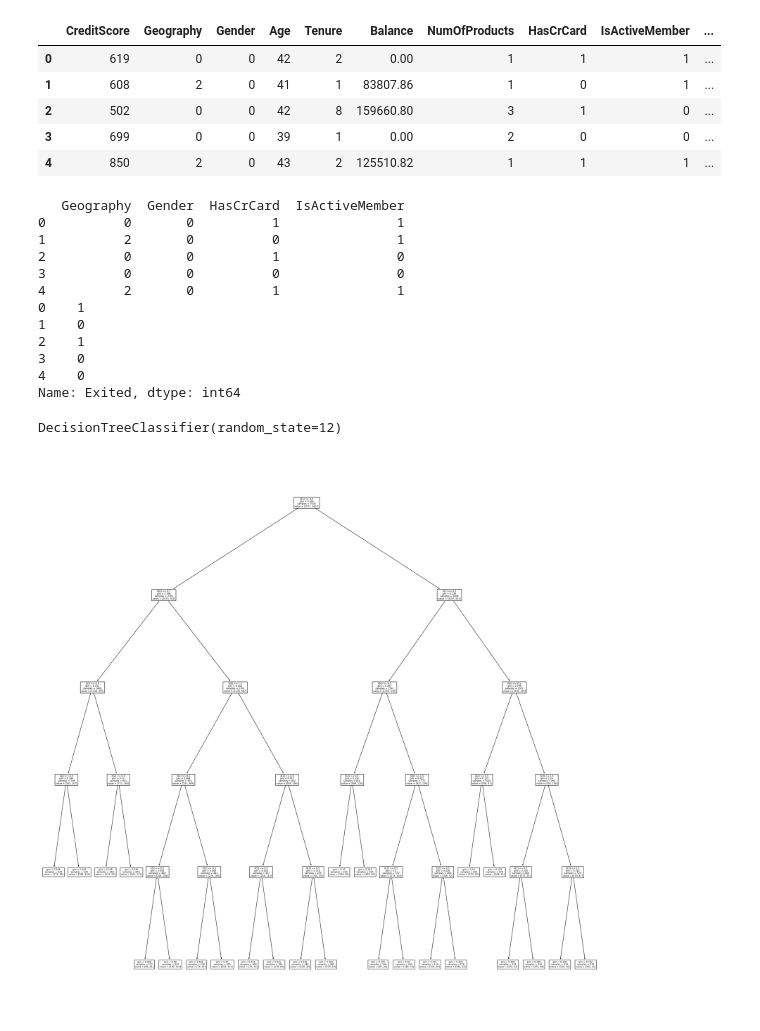
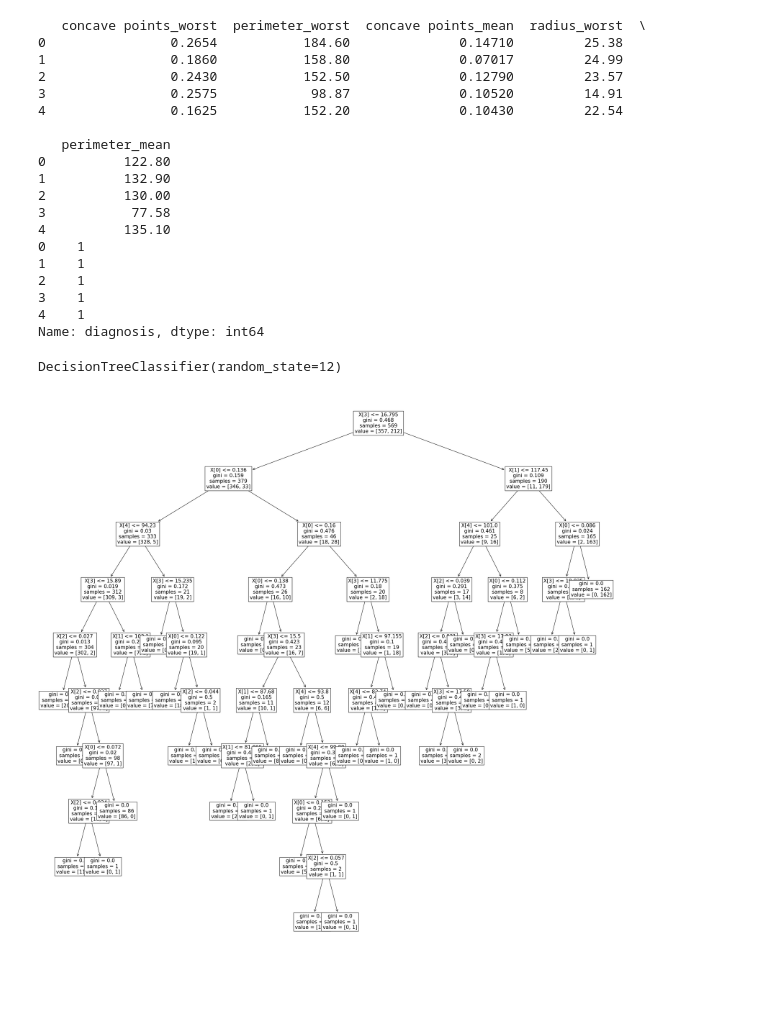
Before and after one commit to aniketmore311/ML_pracs, a Jupyter notebook: 4_decision_tree/code.ipynb, the cells around one changed output. Drawn from its saved outputs; the diff is of its cells as text; code cells hidden in the pictures; blank space fills up the shorter version.

```diff
--- a/4_decision_tree/code.ipynb
+++ b/4_decision_tree/code.ipynb
@@ -8,5 +8,5 @@ from sklearn.metrics import classification_report, confusion_matrix
 from sklearn.model_selection import train_test_split
 # %%
-df = pd.read_csv('churn.csv')
+df = pd.read_csv('cancer.csv')
 df.head()
 # %% [output]
@@ -18,0 +33,3 @@ df.head()
+# %%
+df['diagnosis']=df['diagnosis'].map({'M':1,'B':0})
+df.head()
@@ -32,31 +75,31 @@ df.corr()
 # %%
-le = LabelEncoder()
-df['Gender'] = le.fit_transform(df['Gender'])
-df['Geography'] = le.fit_transform(df['Geography'])
-df.head()
+# le = LabelEncoder()
+# df['Gender'] = le.fit_transform(df['Gender'])
+# df['Geography'] = le.fit_transform(df['Geography'])
+# df.head()
-# %% [output]
-|  | CreditScore | Geography | Gender | Age | Tenure | Balance | NumOfProducts | HasCrCard | IsActiveMember | ... |
-| 0 | 619 | 0 | 0 | 42 | 2 | 0.00 | 1 | 1 | 1 | ... |
-| 1 | 608 | 2 | 0 | 41 | 1 | 83807.86 | 1 | 0 | 1 | ... |
-| 2 | 502 | 0 | 0 | 42 | 8 | 159660.80 | 3 | 1 | 0 | ... |
-| 3 | 699 | 0 | 0 | 39 | 1 | 0.00 | 2 | 0 | 0 | ... |
-| 4 | 850 | 2 | 0 | 43 | 2 | 125510.82 | 1 | 1 | 1 | ... |
 # %%
-X = df[['Geography','Gender','HasCrCard','IsActiveMember']]
-y = df['Exited']
+X = df[['concave points_worst','perimeter_worst','concave points_mean','radius_worst','perimeter_mean']]
+y = df['diagnosis']
 print(X[:5])
 print(y[:5])
 # %% [output]
-   Geography  Gender  HasCrCard  IsActiveMember
-0          0       0          1               1
-1          2       0          0               1
-2          0       0          1               0
-3          0       0          0               0
-4          2       0          1               1
+   concave points_worst  perimeter_worst  concave points_mean  radius_worst  \
+0                0.2654           184.60              0.14710         25.38
+1                0.1860           158.80              0.07017         24.99
+2                0.2430           152.50              0.12790         23.57
+3                0.2575            98.87              0.10520         14.91
+4                0.1625           152.20              0.10430         22.54
+
+   perimeter_mean
+0          122.80
+1          132.90
+2          130.00
+3           77.58
+4          135.10
 0    1
-1    0
+1    1
 2    1
-3    0
-4    0
-Name: Exited, dtype: int64
+3    1
+4    1
+Name: diagnosis, dtype: int64
 # %%
@@ -68,7 +111,7 @@ dtree.fit(X,y)
 DecisionTreeClassifier(random_state=12)
 # %%
 plt.figure(figsize=(30,30))
-plot_tree(dtree)
+plot_tree(dtree, fontsize=15)
 plt.show()
 # %% [output]
-[figure, old version]
+[figure, new version]
```
Also changed, not shown: parts of 9 cells of this notebook, 6 other files.
